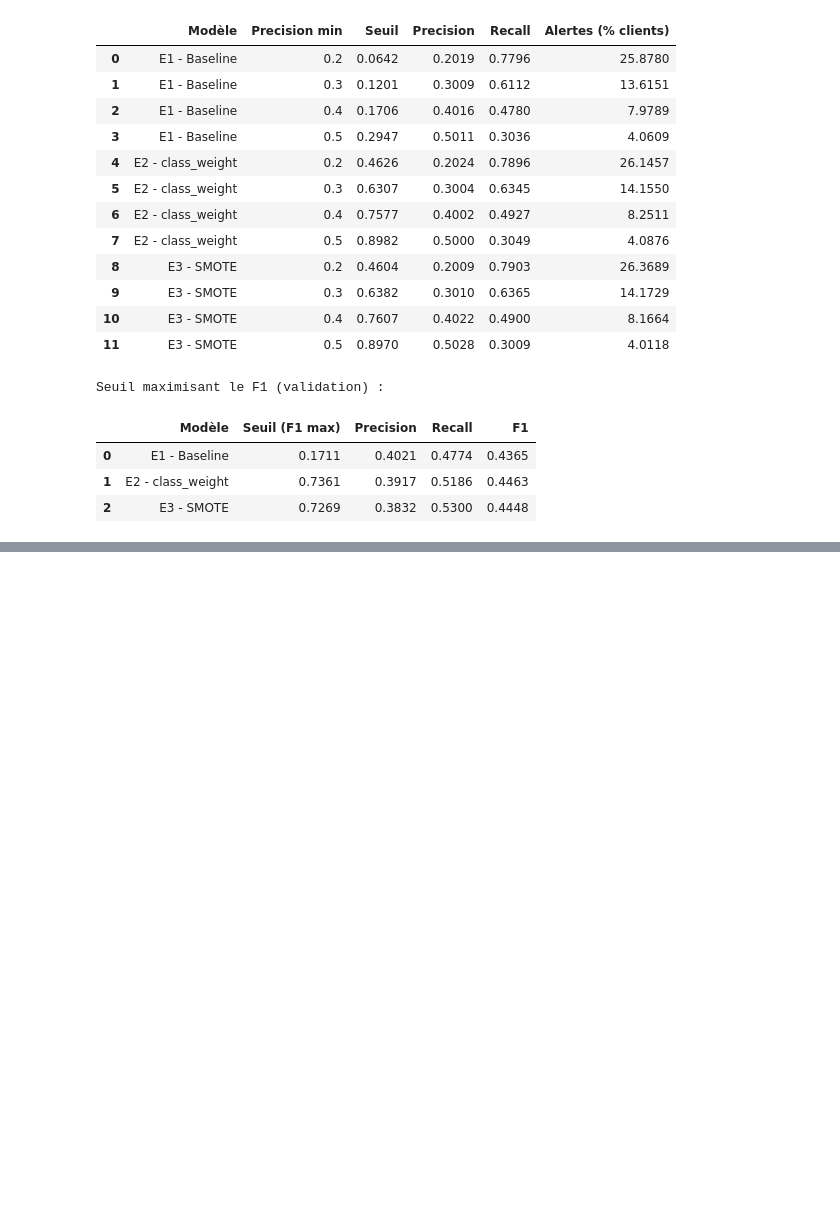
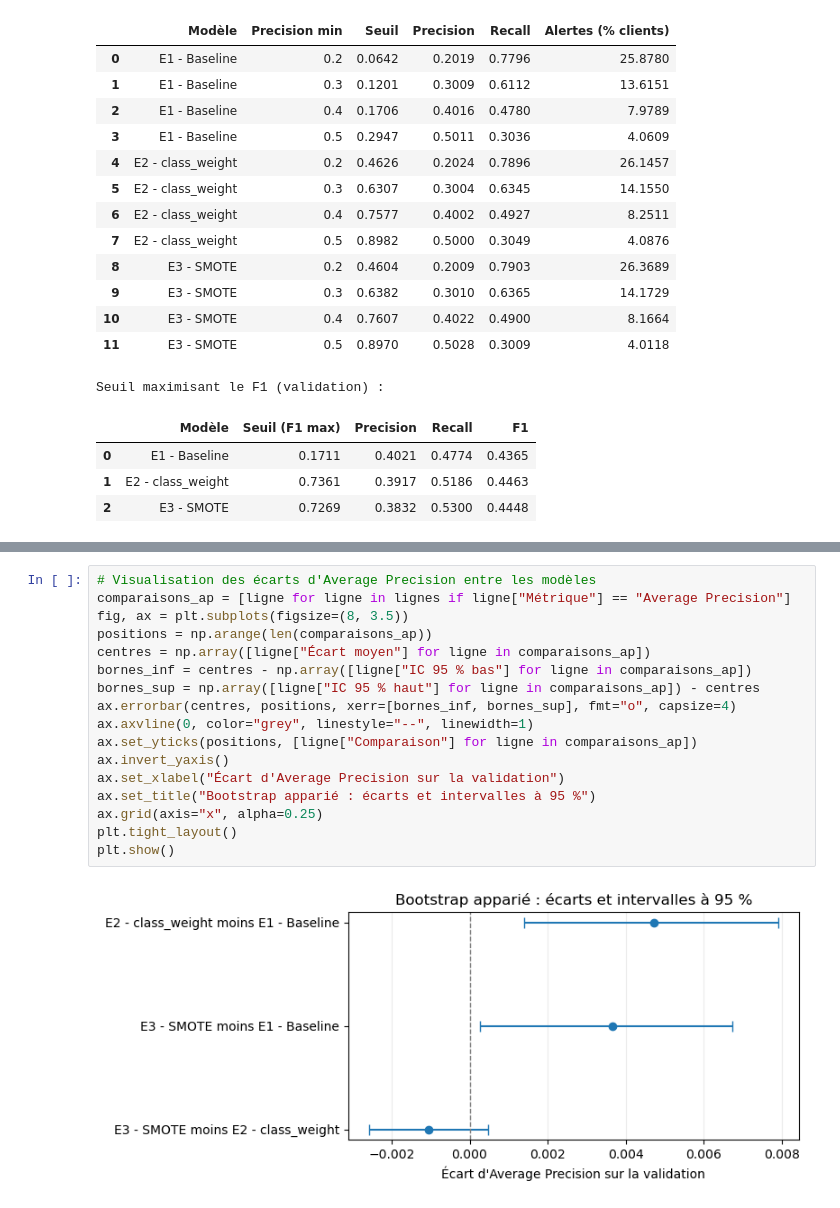
Before and after one commit to omarzinane1/CreditRisk360, a Jupyter notebook: notebooks/credit_scoring.ipynb, the cells around one changed output, grey strips where cells are left out. Drawn from its saved outputs; the diff is of its cells as text; blank space fills up the shorter version.

```diff
--- a/notebooks/credit_scoring.ipynb
+++ b/notebooks/credit_scoring.ipynb
@@ -4842,6 +4901,25 @@ display(pd.DataFrame(lignes).round(4))
 | 3 | E3 - SMOTE moins E1 - Baseline | Recall (Precision >= 30 %) | 0.0260 | 0.0078 | 0.0453 | oui |
 | 4 | E3 - SMOTE moins E2 - class_weight | Average Precision | -0.0011 | -0.0026 | 0.0005 | non |
 | 5 | E3 - SMOTE moins E2 - class_weight | Recall (Precision >= 30 %) | 0.0002 | -0.0121 | 0.0122 | non |
+# %%
+# Visualisation des écarts d'Average Precision entre les modèles
+comparaisons_ap = [ligne for ligne in lignes if ligne["Métrique"] == "Average Precision"]
+fig, ax = plt.subplots(figsize=(8, 3.5))
+positions = np.arange(len(comparaisons_ap))
+centres = np.array([ligne["Écart moyen"] for ligne in comparaisons_ap])
+bornes_inf = centres - np.array([ligne["IC 95 % bas"] for ligne in comparaisons_ap])
+bornes_sup = np.array([ligne["IC 95 % haut"] for ligne in comparaisons_ap]) - centres
+ax.errorbar(centres, positions, xerr=[bornes_inf, bornes_sup], fmt="o", capsize=4)
+ax.axvline(0, color="grey", linestyle="--", linewidth=1)
+ax.set_yticks(positions, [ligne["Comparaison"] for ligne in comparaisons_ap])
+ax.invert_yaxis()
+ax.set_xlabel("Écart d'Average Precision sur la validation")
+ax.set_title("Bootstrap apparié : écarts et intervalles à 95 %")
+ax.grid(axis="x", alpha=0.25)
+plt.tight_layout()
+plt.show()
+# %% [output]
+[figure, added]
 # %% [markdown]
 ### Interprétation des résultats — choix du modèle final
 
```
Also changed, not shown: parts of 30 cells of this notebook, 7 other files.
